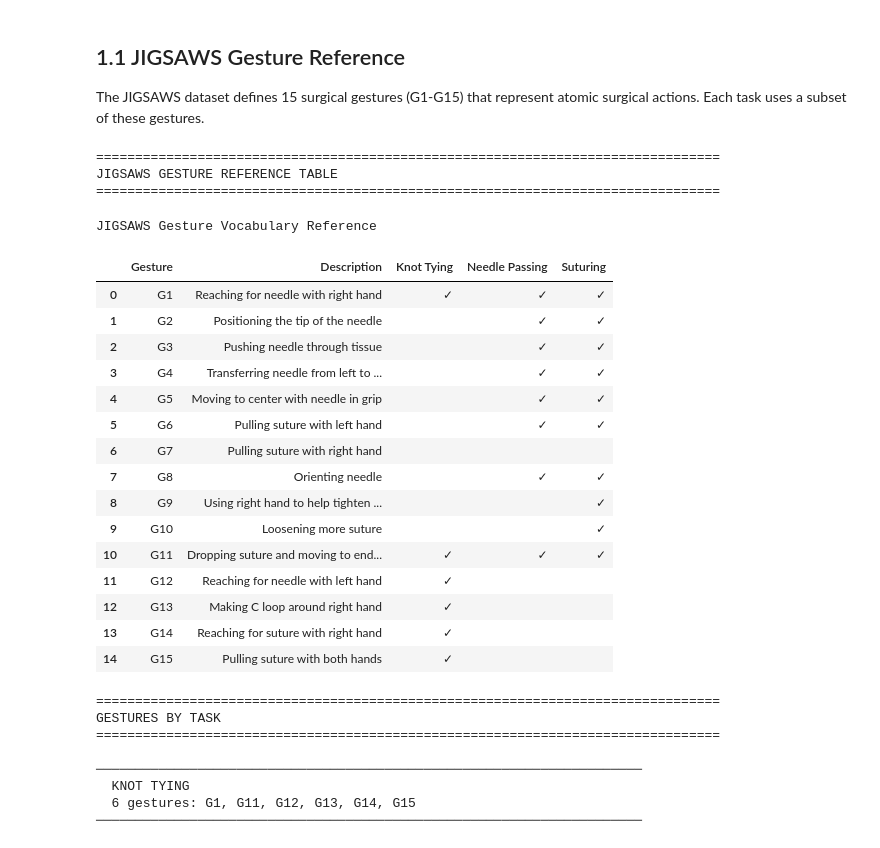
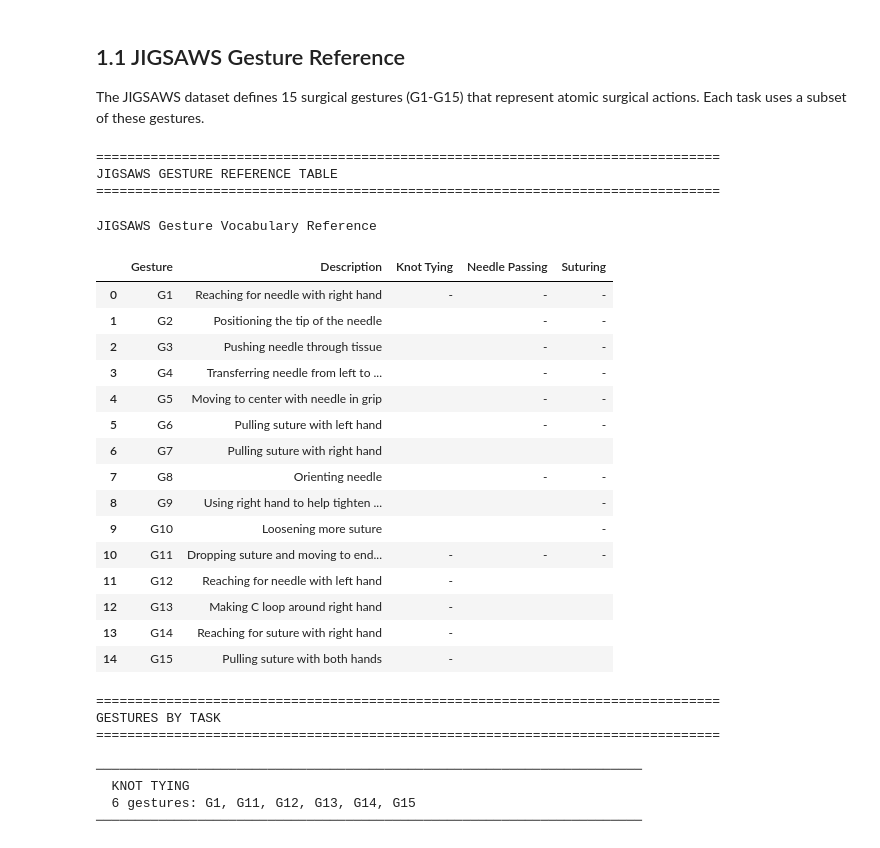
Before and after one commit to Mhaidar117/Surgical_Gestures, a Jupyter notebook: notebooks/results_visualization.ipynb, the cells around one changed output. Cells and saved outputs as stored; diff of their text form; code cells hidden in the pictures.

```diff
--- a/notebooks/results_visualization.ipynb
+++ b/notebooks/results_visualization.ipynb
@@ -128,9 +128,9 @@ def display_gesture_reference():
         desc = GESTURE_DESCRIPTIONS.get(gid, 'N/A')
 
         # Check which tasks use this gesture
-        kt = '✓' if gid in TASK_GESTURES['Knot_Tying'] else ''
-        np_task = '✓' if gid in TASK_GESTURES['Needle_Passing'] else ''
-        su = '✓' if gid in TASK_GESTURES['Suturing'] else ''
+        kt = '-' if gid in TASK_GESTURES['Knot_Tying'] else ''
+        np_task = '-' if gid in TASK_GESTURES['Needle_Passing'] else ''
+        su = '-' if gid in TASK_GESTURES['Suturing'] else ''
 
         gesture_data.append({
             'Gesture': gid,
@@ -144,7 +144,7 @@ def display_gesture_reference():
 
     # Style the dataframe
     def highlight_tasks(val):
-        if val == '✓':
+        if val == '-':
             return 'background-color: #d4edda; color: #155724; font-weight: bold; text-align: center'
         return 'text-align: center'
 
@@ -168,48 +168,48 @@ def display_gesture_reference():
             ('color', 'black')
         ]},
         {'selector': 'tr:nth-of-type(even)', 'props': [
             ('background-color', '#f8f9fa')
         ]},
         {'selector': 'tr:nth-of-type(odd)', 'props': [
             ('background-color', 'white')
         ]},
         {'selector': 'caption', 'props': [
             ('caption-side', 'top'),
             ('font-size', '1.2em'),
             ('font-weight', 'bold'),
             ('padding', '10px'),
             ('color', 'black')
         ]}
     ]).set_caption('JIGSAWS Gesture Vocabulary Reference')
 
     return styled_df
 
 # Display the gesture reference table
 print("=" * 80)
 print("JIGSAWS GESTURE REFERENCE TABLE")
 print("=" * 80)
 display_gesture_reference()
 # %% [output]
 ================================================================================
 JIGSAWS GESTURE REFERENCE TABLE
 ================================================================================
 JIGSAWS Gesture Vocabulary Reference
 |  | Gesture | Description | Knot Tying | Needle Passing | Suturing |
-| 0 | G1 | Reaching for needle with right hand | ✓ | ✓ | ✓ |
-| 1 | G2 | Positioning the tip of the needle |  | ✓ | ✓ |
-| 2 | G3 | Pushing needle through tissue |  | ✓ | ✓ |
-| 3 | G4 | Transferring needle from left to ... |  | ✓ | ✓ |
-| 4 | G5 | Moving to center with needle in grip |  | ✓ | ✓ |
-| 5 | G6 | Pulling suture with left hand |  | ✓ | ✓ |
+| 0 | G1 | Reaching for needle with right hand | - | - | - |
+| 1 | G2 | Positioning the tip of the needle |  | - | - |
+| 2 | G3 | Pushing needle through tissue |  | - | - |
+| 3 | G4 | Transferring needle from left to ... |  | - | - |
+| 4 | G5 | Moving to center with needle in grip |  | - | - |
+| 5 | G6 | Pulling suture with left hand |  | - | - |
 | 6 | G7 | Pulling suture with right hand |  |  |  |
-| 7 | G8 | Orienting needle |  | ✓ | ✓ |
-| 8 | G9 | Using right hand to help tighten ... |  |  | ✓ |
-| 9 | G10 | Loosening more suture |  |  | ✓ |
-| 10 | G11 | Dropping suture and moving to end... | ✓ | ✓ | ✓ |
-| 11 | G12 | Reaching for needle with left hand | ✓ |  |  |
-| 12 | G13 | Making C loop around right hand | ✓ |  |  |
-| 13 | G14 | Reaching for suture with right hand | ✓ |  |  |
-| 14 | G15 | Pulling suture with both hands | ✓ |  |  |
+| 7 | G8 | Orienting needle |  | - | - |
+| 8 | G9 | Using right hand to help tighten ... |  |  | - |
+| 9 | G10 | Loosening more suture |  |  | - |
+| 10 | G11 | Dropping suture and moving to end... | - | - | - |
+| 11 | G12 | Reaching for needle with left hand | - |  |  |
+| 12 | G13 | Making C loop around right hand | - |  |  |
+| 13 | G14 | Reaching for suture with right hand | - |  |  |
+| 14 | G15 | Pulling suture with both hands | - |  |  |
 # %%
 # Task-specific gesture summary
 def display_task_gesture_summary():
```
Also changed, not shown: parts of 1 cell of this notebook, 28 other files.
